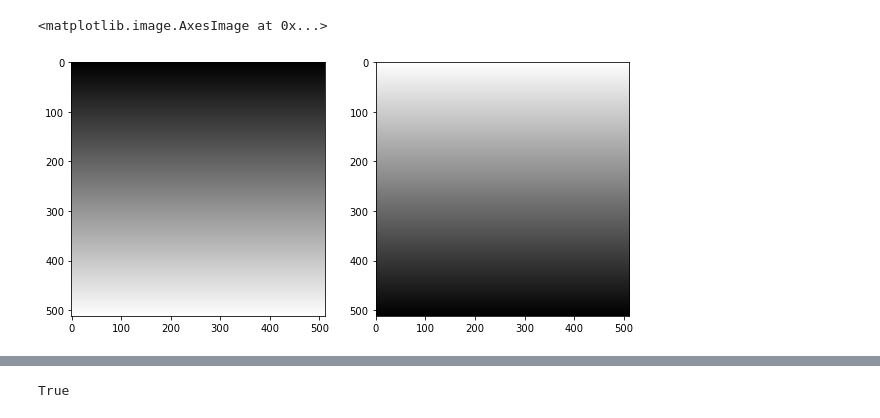
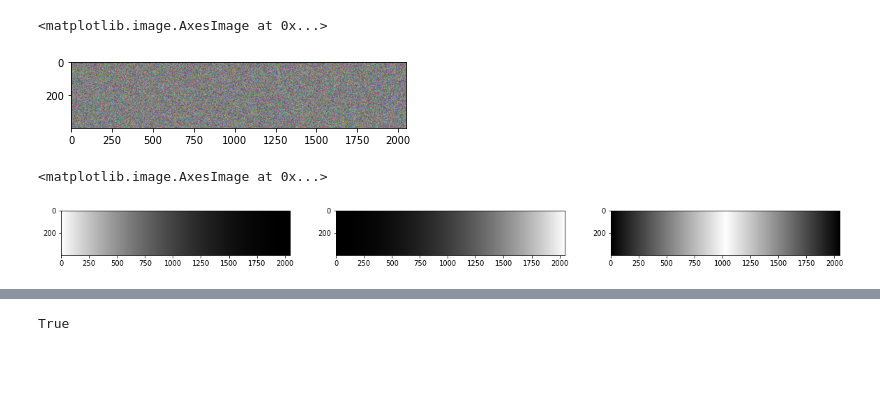
Before and after one commit to Mayukhdeb/torch-dreams-notebooks, a Jupyter notebook: notebooks/experiments_with_gradient_masks.ipynb, the cells around one changed output, grey strips where cells are left out. Cells and saved outputs as stored; diff of their text form; code cells hidden in the pictures; blank space fills up the shorter version.

Commit message:
notebooks: grad_masks: remove old stuff

```diff
--- a/notebooks/experiments_with_gradient_masks.ipynb
+++ b/notebooks/experiments_with_gradient_masks.ipynb
@@ -20,11 +13,26 @@ layers_to_use = [model.Mixed_6c.branch1x1]
+# %%
+noise_size = (2048,400)
+noise_long = (np.random.rand(256,1024,3).astype(np.float32) *255).astype(np.uint8)
+noise_long = cv2.resize(noise_long,noise_size )
+cv2.imwrite("noise_long.jpg", noise_long)
+plt.imshow(noise_long)
+# %% [output]
+<matplotlib.image.AxesImage at 0x...>
+[figure, added]
 # %%
-grad_mask = np.repeat(np.linspace(0, 1, 512),512*3).reshape(512,512,3).astype(np.float32)
-grad_mask_2 = np.repeat(np.linspace(1, 0, 512),512*3).reshape(512,512,3).astype(np.float32)
+grad_mask =  cv2.rotate(np.repeat(np.linspace(0, 1, 512)**2,512*3).reshape(1024,256,3).astype(np.float32) ,cv2.ROTATE_90_CLOCKWISE)
+grad_mask_2 =  cv2.rotate(np.repeat(np.linspace(1, 0, 512)**2,512*3).reshape(1024,256,3).astype(np.float32) ,cv2.ROTATE_90_CLOCKWISE)
+grad_mask_3 =  1- np.abs(1- cv2.rotate(np.repeat(np.linspace(2, 0, 512),512*3).reshape(1024,256,3).astype(np.float32) ,cv2.ROTATE_90_CLOCKWISE))
 
-fig, ax = plt.subplots(nrows=1, ncols=2, figsize = (10,5))
+grad_mask = cv2.resize(grad_mask, noise_size)
+grad_mask_2 = cv2.resize(grad_mask_2, noise_size)
+grad_mask_3 = cv2.resize(grad_mask_3, noise_size)
+
+fig, ax = plt.subplots(nrows=1, ncols=3, figsize = (20,5))
 
 ax.flat[0].imshow(grad_mask)
 ax.flat[1].imshow(grad_mask_2)
+ax.flat[2].imshow(grad_mask_3)
 # %% [output]
 <matplotlib.image.AxesImage at 0x...>
-[figure, old version]
+[figure, new version]
```
Also changed, not shown: parts of 19 cells of this notebook.
